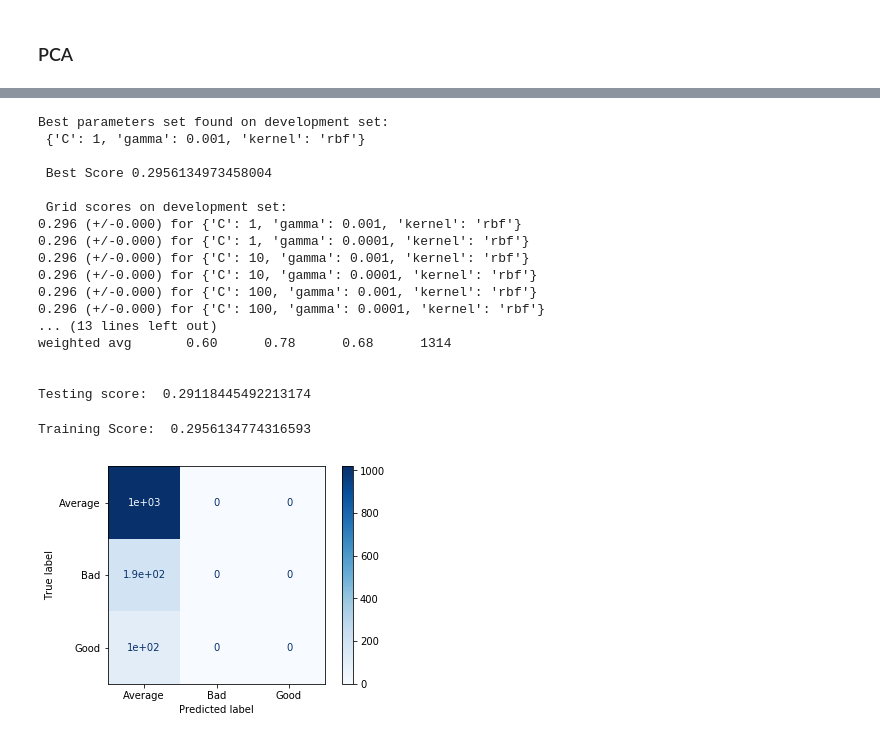
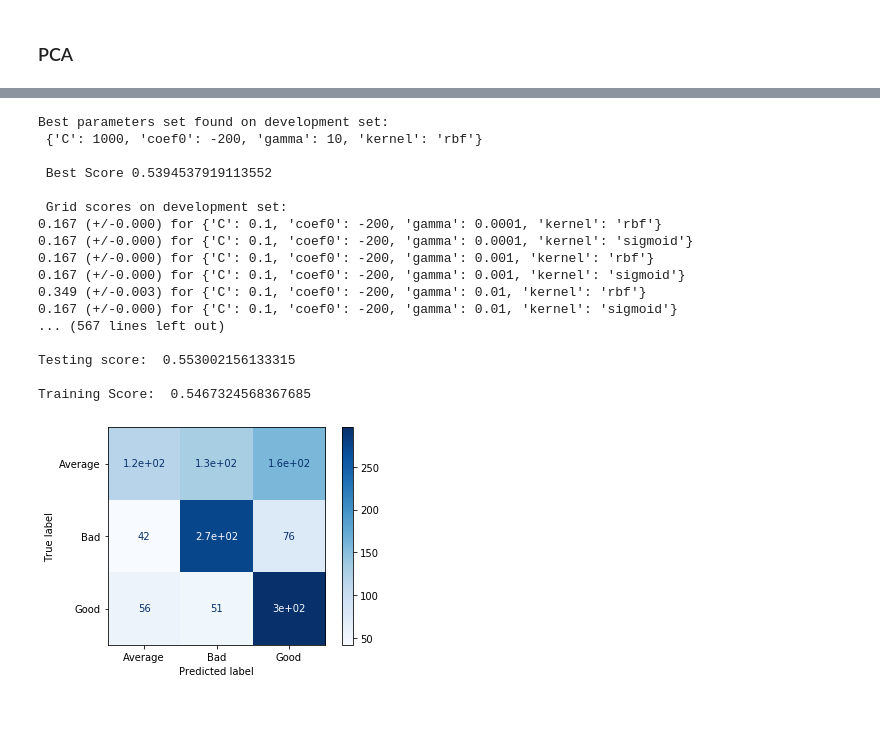
Before and after one commit to Taslim-M/The-Movies-Dataset, a Jupyter notebook: GridSearch #4 SVM NonLinear.ipynb, the cells around one changed output, grey strips where cells are left out. Cells and saved outputs as stored; diff of their text form; code cells hidden in the pictures; blank space fills up the shorter version.

```diff
--- a/GridSearch #4 SVM NonLinear.ipynb
+++ b/GridSearch #4 SVM NonLinear.ipynb
@@ -39,0 +47,7 @@ print(len(X_train),len(y_train),len(X_test),len(y_test))
+# %%
+%%time
+coef0Values = list(range(-200,200,50))
+tuned_parameters = [{'kernel': ['rbf','sigmoid'], 'C': [0.1,1,10,100,1000],'gamma': [1e-4,1e-3,1e-2,0.1,1,5,10], 'coef0': coef0Values}]
+
+clf = GridSearchCV(SVC(), tuned_parameters, scoring='f1_macro')
+clf.fit(X_train, y_train)
@@ -126,0 +162,7 @@ print(len(X_train),len(y_train),len(X_test),len(y_test))
+# %%
+%%time
+coef0Values = list(range(-200,200,50))
+tuned_parameters = [{'kernel': ['rbf','sigmoid'], 'C': [0.1,1,10,100,1000],'gamma': [1e-4,1e-3,1e-2,0.1,1,5,10], 'coef0': coef0Values}]
+
+clf = GridSearchCV(SVC(), tuned_parameters, scoring='f1_macro')
+clf.fit(X_train, y_train)
@@ -211,0 +273,7 @@ print(len(X_train),len(y_train),len(X_test),len(y_test))
+# %%
+%%time
+coef0Values = list(range(-200,200,50))
+tuned_parameters = [{'kernel': ['rbf','sigmoid'], 'C': [0.1,1,10,100,1000],'gamma': [1e-4,1e-3,1e-2,0.1,1,5,10], 'coef0': coef0Values}]
+
+clf = GridSearchCV(SVC(), tuned_parameters, scoring='f1_macro', n_jobs=-1)
+clf.fit(X_train, y_train)
@@ -304,0 +390,7 @@ print(len(X_train),len(y_train),len(X_test),len(y_test))
+# %%
+%%time
+coef0Values = list(range(-200,200,50))
+tuned_parameters = [{'kernel': ['rbf','sigmoid'], 'C': [0.1,1,10,100,1000],'gamma': [1e-4,1e-3,1e-2,0.1,1,5,10], 'coef0': coef0Values}]
+
+clf = GridSearchCV(SVC(), tuned_parameters, scoring='f1_macro', n_jobs=-1)
+clf.fit(X_train, y_train)
@@ -305,50 +414,42 @@ print(len(X_train),len(y_train),len(X_test),len(y_test))
 # %%
-#Grid Search
-tuned_parameters = [{'kernel': ['rbf'], 'gamma': [1e-3, 1e-4], 'C': [1, 10, 100, 1000]}]
-clf = GridSearchCV(SVC(), tuned_parameters, scoring='f1_macro') #f1 because of imbalanced dataset
-clf.fit(X_train, y_train)
-
-#Evaluation
-
 print("Best parameters set found on development set:\n", clf.best_params_)
 print("\n Best Score", clf.best_score_)
 
 print("\n Grid scores on development set:")
 means = clf.cv_results_['mean_test_score']
 stds = clf.cv_results_['std_test_score']
 for mean, std, params in zip(means, stds, clf.cv_results_['params']):
     print("%0.3f (+/-%0.03f) for %r" % (mean, std, params))
 
 print("Detailed classification report:")
 print("The scores are computed on the full evaluation set. \n")
 y_true, y_pred = y_test, clf.predict(X_test)
 print(classification_report(y_true, y_pred))
 
 #Lets print confision matrix
 labels =['Average','Bad','Good']
 disp = plot_confusion_matrix(clf, X_test, y_test,
                                  display_labels=labels,
                                  cmap=plt.cm.Blues)
 
 print ('\nTesting score: ',clf.score (X_test, y_test)) # print the testing score(accuracy)
 print ('\nTraining Score: ',clf.score (X_train, y_train)) # print the trainig score(accuracy)
 # %% [output]
 Best parameters set found on development set:
- {'C': 1, 'gamma': 0.001, 'kernel': 'rbf'}
+ {'C': 1000, 'coef0': -200, 'gamma': 10, 'kernel': 'rbf'}
 
- Best Score 0.2956134973458004
+ Best Score 0.5394537919113552
 
  Grid scores on development set:
-0.296 (+/-0.000) for {'C': 1, 'gamma': 0.001, 'kernel': 'rbf'}
-0.296 (+/-0.000) for {'C': 1, 'gamma': 0.0001, 'kernel': 'rbf'}
-0.296 (+/-0.000) for {'C': 10, 'gamma': 0.001, 'kernel': 'rbf'}
-0.296 (+/-0.000) for {'C': 10, 'gamma': 0.0001, 'kernel': 'rbf'}
-0.296 (+/-0.000) for {'C': 100, 'gamma': 0.001, 'kernel': 'rbf'}
-0.296 (+/-0.000) for {'C': 100, 'gamma': 0.0001, 'kernel': 'rbf'}
-... (13 lines left out)
-weighted avg       0.60      0.78      0.68      1314
+0.167 (+/-0.000) for {'C': 0.1, 'coef0': -200, 'gamma': 0.0001, 'kernel': 'rbf'}
+0.167 (+/-0.000) for {'C': 0.1, 'coef0': -200, 'gamma': 0.0001, 'kernel': 'sigmoid'}
+0.167 (+/-0.000) for {'C': 0.1, 'coef0': -200, 'gamma': 0.001, 'kernel': 'rbf'}
+0.167 (+/-0.000) for {'C': 0.1, 'coef0': -200, 'gamma': 0.001, 'kernel': 'sigmoid'}
+0.349 (+/-0.003) for {'C': 0.1, 'coef0': -200, 'gamma': 0.01, 'kernel': 'rbf'}
+0.167 (+/-0.000) for {'C': 0.1, 'coef0': -200, 'gamma': 0.01, 'kernel': 'sigmoid'}
+... (567 lines left out)
 
+Testing score:  0.553002156133315
 
-Testing score:  0.29118445492213174
+Training Score:  0.5467324568367685
-Training Score:  0.2956134774316593
-[figure, old version]
+[figure, new version]
```
Also changed, not shown: parts of 26 cells of this notebook, 2 other files.
